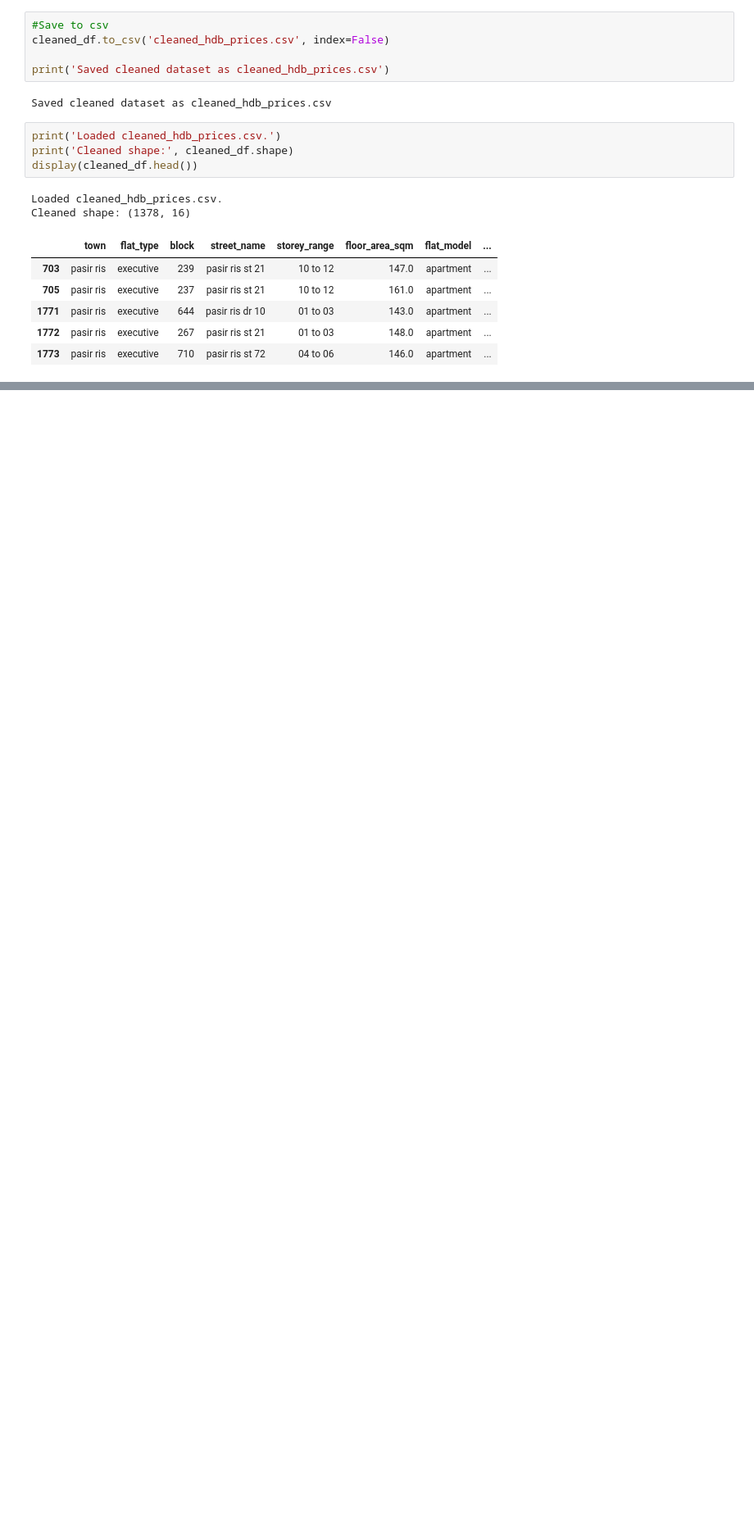
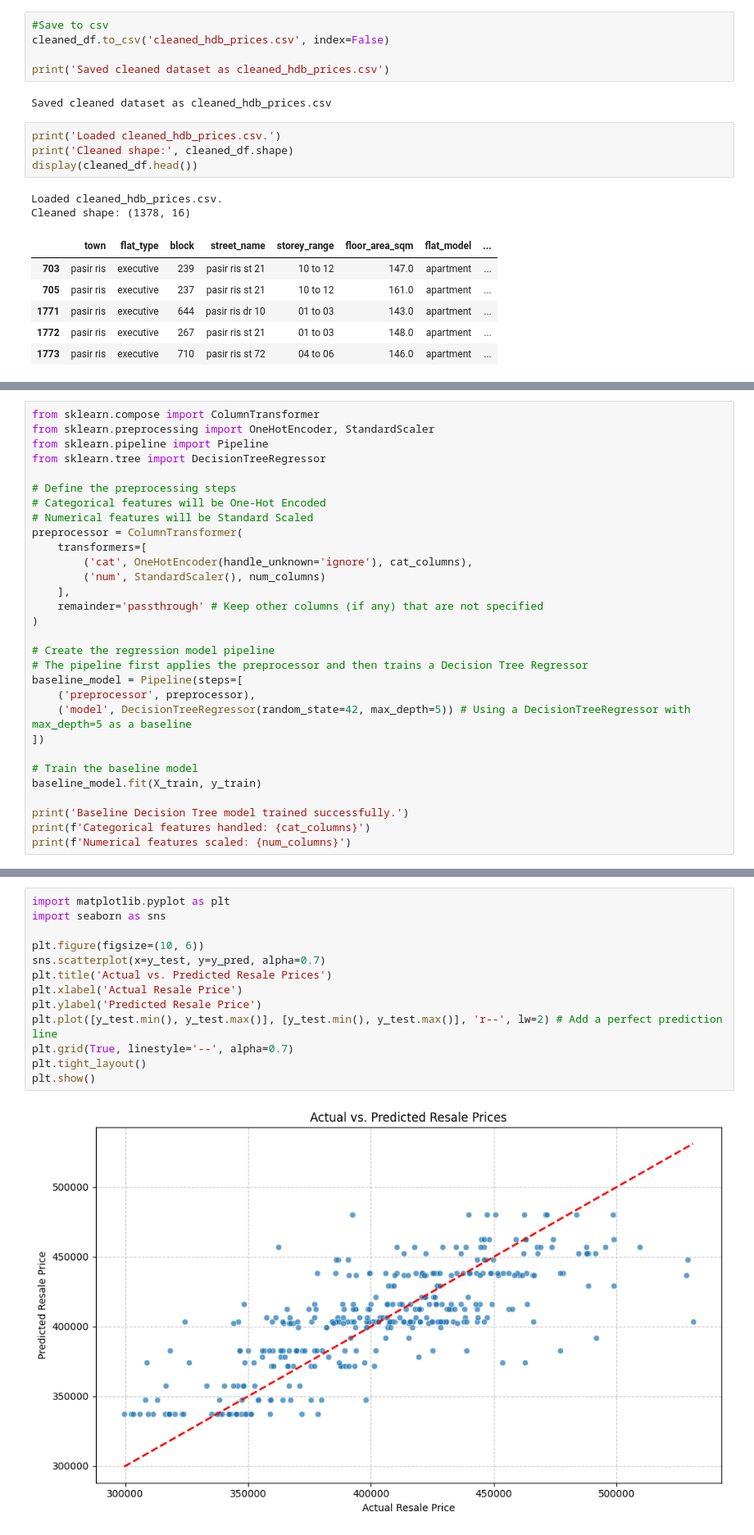
Before and after one commit to danielchin-ck/ADALL_github, a Jupyter notebook: project/6096089w_cda1c03_adall_project_2026_ver5.ipynb, the cells around one changed output, grey strips where cells are left out. Shown at 82% size. Saved outputs shown, nothing was run; the diff lists cells and outputs as text; blank space fills up the shorter version.

```diff
--- a/project/6096089w_cda1c03_adall_project_2026_ver5.ipynb
+++ b/project/6096089w_cda1c03_adall_project_2026_ver5.ipynb
@@ -1930,0 +1459,30 @@ display(error_df_sorted.head(10))
+# %%
+from sklearn.compose import ColumnTransformer
+from sklearn.preprocessing import OneHotEncoder, StandardScaler
+from sklearn.pipeline import Pipeline
+from sklearn.tree import DecisionTreeRegressor
+
+# Define the preprocessing steps
+# Categorical features will be One-Hot Encoded
+# Numerical features will be Standard Scaled
+preprocessor = ColumnTransformer(
+    transformers=[
+        ('cat', OneHotEncoder(handle_unknown='ignore'), cat_columns),
+        ('num', StandardScaler(), num_columns)
+    ],
+    remainder='passthrough' # Keep other columns (if any) that are not specified
+)
+
+# Create the regression model pipeline
+# The pipeline first applies the preprocessor and then trains a Decision Tree Regressor
+baseline_model = Pipeline(steps=[
+    ('preprocessor', preprocessor),
+    ('model', DecisionTreeRegressor(random_state=42, max_depth=5)) # Using a DecisionTreeRegressor with max_depth=5 as a baseline
+])
+
+# Train the baseline model
+baseline_model.fit(X_train, y_train)
+
+print('Baseline Decision Tree model trained successfully.')
+print(f'Categorical features handled: {cat_columns}')
+print(f'Numerical features scaled: {num_columns}')
@@ -1930,0 +1563,15 @@ display(error_df_sorted.head(10))
+# %%
+import matplotlib.pyplot as plt
+import seaborn as sns
+
+plt.figure(figsize=(10, 6))
+sns.scatterplot(x=y_test, y=y_pred, alpha=0.7)
+plt.title('Actual vs. Predicted Resale Prices')
+plt.xlabel('Actual Resale Price')
+plt.ylabel('Predicted Resale Price')
+plt.plot([y_test.min(), y_test.max()], [y_test.min(), y_test.max()], 'r--', lw=2) # Add a perfect prediction line
+plt.grid(True, linestyle='--', alpha=0.7)
+plt.tight_layout()
+plt.show()
+# %% [output]
+[figure, added]
```
Also changed, not shown: parts of 64 cells of this notebook.
